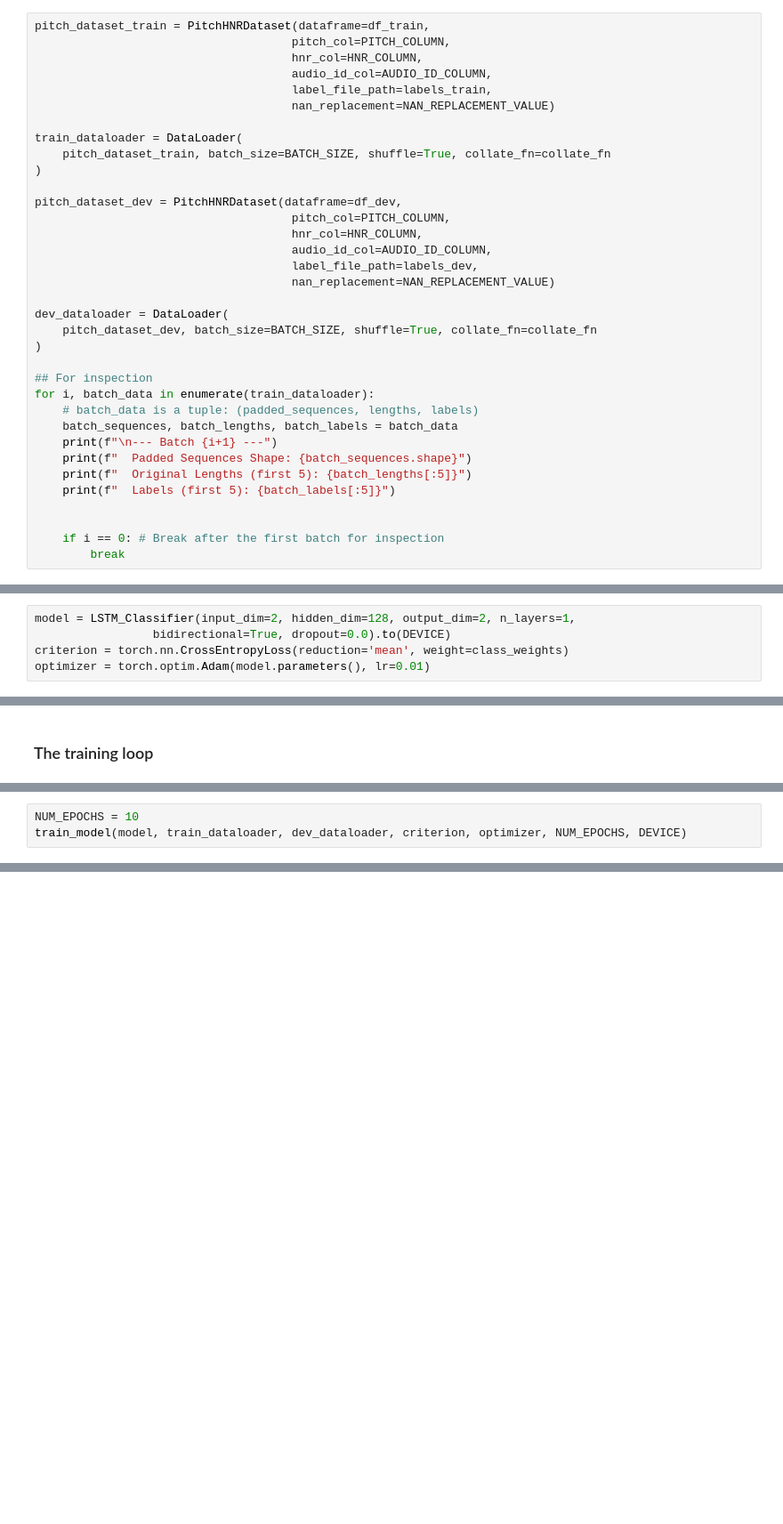
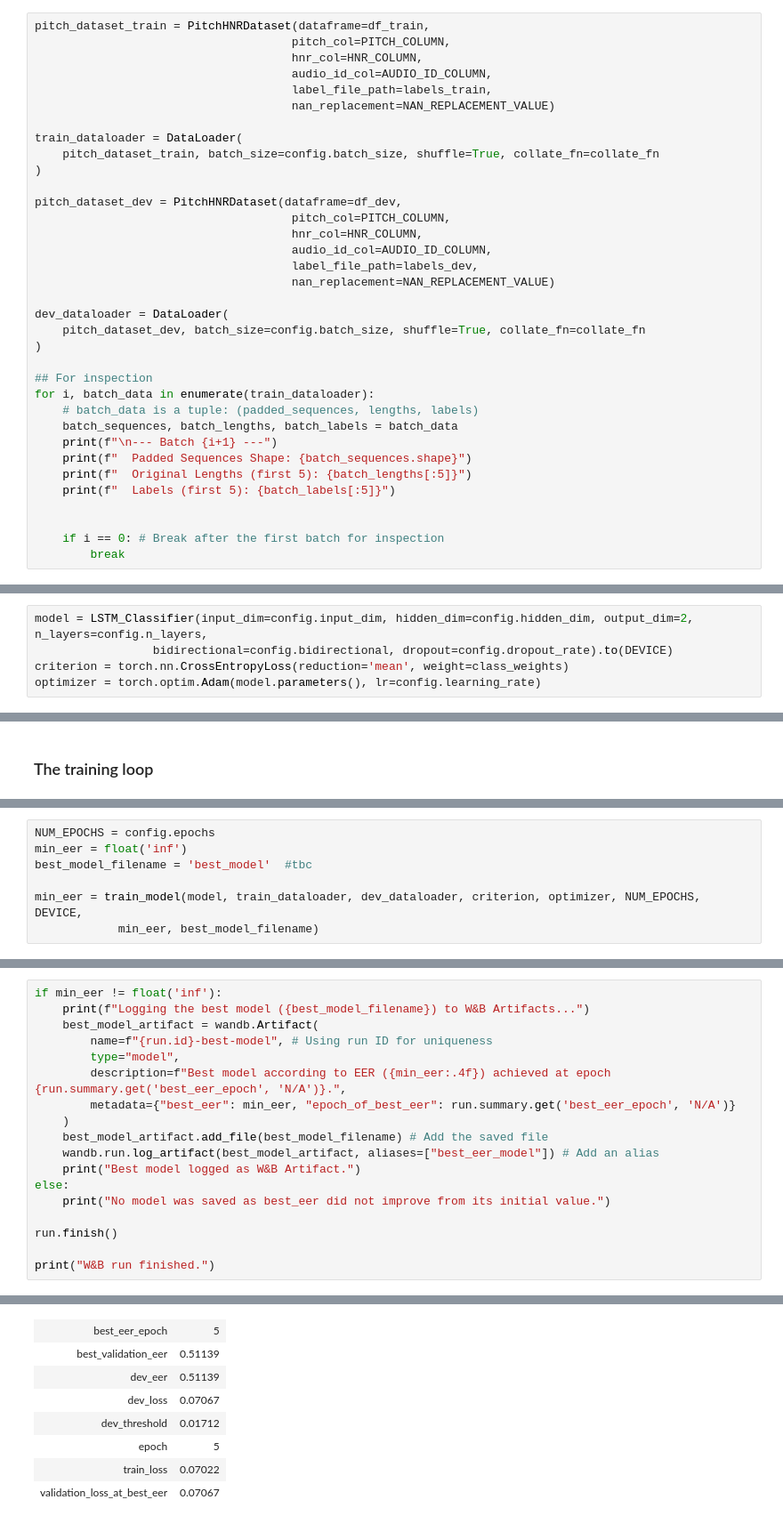
Before and after one commit to QIANYUE-LIII/TeamLab, a Jupyter notebook: training_multifeauture.ipynb, the cells around one changed output, grey strips where cells are left out. Shown at 89% size. Drawn from its saved outputs; the diff is of its cells as text; blank space fills up the shorter version.

Commit message:
added the training for all features + small edits

```diff
--- a/training_multifeauture.ipynb
+++ b/training_multifeauture.ipynb
@@ -155,7 +181,7 @@ pitch_dataset_train = PitchHNRDataset(dataframe=df_train,
                                      nan_replacement=NAN_REPLACEMENT_VALUE)
 
 train_dataloader = DataLoader(
-    pitch_dataset_train, batch_size=BATCH_SIZE, shuffle=True, collate_fn=collate_fn
+    pitch_dataset_train, batch_size=config.batch_size, shuffle=True, collate_fn=collate_fn
 )
 
 pitch_dataset_dev = PitchHNRDataset(dataframe=df_dev,
@@ -166,7 +192,7 @@ pitch_dataset_dev = PitchHNRDataset(dataframe=df_dev,
                                      nan_replacement=NAN_REPLACEMENT_VALUE)
 
 dev_dataloader = DataLoader(
-    pitch_dataset_dev, batch_size=BATCH_SIZE, shuffle=True, collate_fn=collate_fn
+    pitch_dataset_dev, batch_size=config.batch_size, shuffle=True, collate_fn=collate_fn
 )
 
 ## For inspection
@@ -309,10 +287,10 @@ CUDA device count: 4
 # %%
 class_weights = torch.tensor([weight_bonafide, weight_spoof], dtype=torch.float32).to(DEVICE)
 # %%
-model = LSTM_Classifier(input_dim=2, hidden_dim=128, output_dim=2, n_layers=1,
-                 bidirectional=True, dropout=0.0).to(DEVICE)
+model = LSTM_Classifier(input_dim=config.input_dim, hidden_dim=config.hidden_dim, output_dim=2, n_layers=config.n_layers,
+                 bidirectional=config.bidirectional, dropout=config.dropout_rate).to(DEVICE)
 criterion = torch.nn.CrossEntropyLoss(reduction='mean', weight=class_weights)
-optimizer = torch.optim.Adam(model.parameters(), lr=0.01)
+optimizer = torch.optim.Adam(model.parameters(), lr=config.learning_rate)
 # %% [markdown]
 ### Evaluation
 # %%
@@ -475,6 +430,10 @@ def train_model(model, train_dataloader, dev_dataloader, criterion, optimizer, n
 # %%
-NUM_EPOCHS = 10
-train_model(model, train_dataloader, dev_dataloader, criterion, optimizer, NUM_EPOCHS, DEVICE)
+NUM_EPOCHS = config.epochs
+min_eer = float('inf')
+best_model_filename = 'best_model'  #tbc
+
+min_eer = train_model(model, train_dataloader, dev_dataloader, criterion, optimizer, NUM_EPOCHS, DEVICE,
+            min_eer, best_model_filename)
 # %% [output]
 Training started on device: cuda
 Evaluating on validation set before training...
@@ -501,0 +456,19 @@ Training finished.
+# %%
+if min_eer != float('inf'):
+    print(f"Logging the best model ({best_model_filename}) to W&B Artifacts...")
+    best_model_artifact = wandb.Artifact(
+        name=f"{run.id}-best-model", # Using run ID for uniqueness
+        type="model",
+        description=f"Best model according to EER ({min_eer:.4f}) achieved at epoch {run.summary.get('best_eer_epoch', 'N/A')}.",
+        metadata={"best_eer": min_eer, "epoch_of_best_eer": run.summary.get('best_eer_epoch', 'N/A')}
+    )
+    best_model_artifact.add_file(best_model_filename) # Add the saved file
+    wandb.run.log_artifact(best_model_artifact, aliases=["best_eer_model"]) # Add an alias
+    print("Best model logged as W&B Artifact.")
+else:
+    print("No model was saved as best_eer did not improve from its initial value.")
+
+run.finish()
+
+print("W&B run finished.")
+# %% [output]
@@ -501,0 +485,8 @@ Training finished.
+| best_eer_epoch | 5 |
+| best_validation_eer | 0.51139 |
+| dev_eer | 0.51139 |
+| dev_loss | 0.07067 |
+| dev_threshold | 0.01712 |
+| epoch | 5 |
+| train_loss | 0.07022 |
+| validation_loss_at_best_eer | 0.07067 |
```
Also changed, not shown: parts of 12 cells of this notebook, 4 other files.
